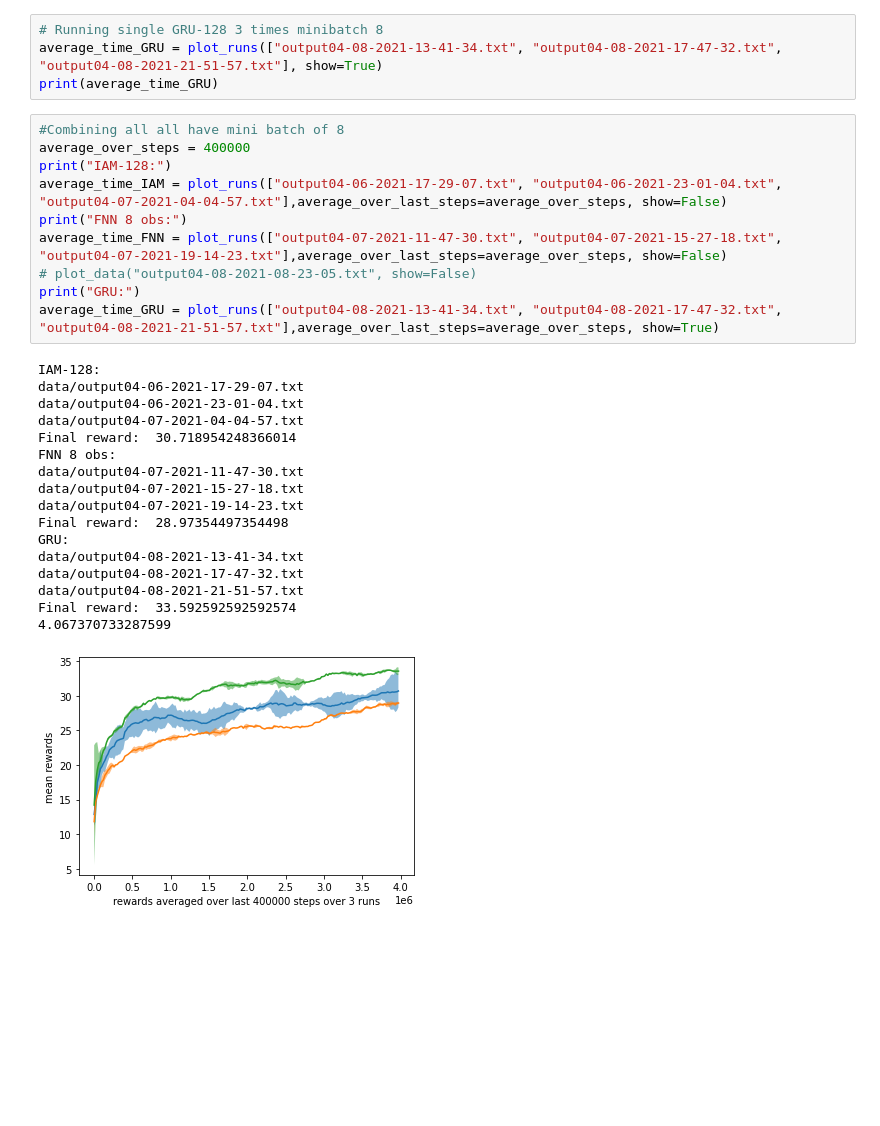
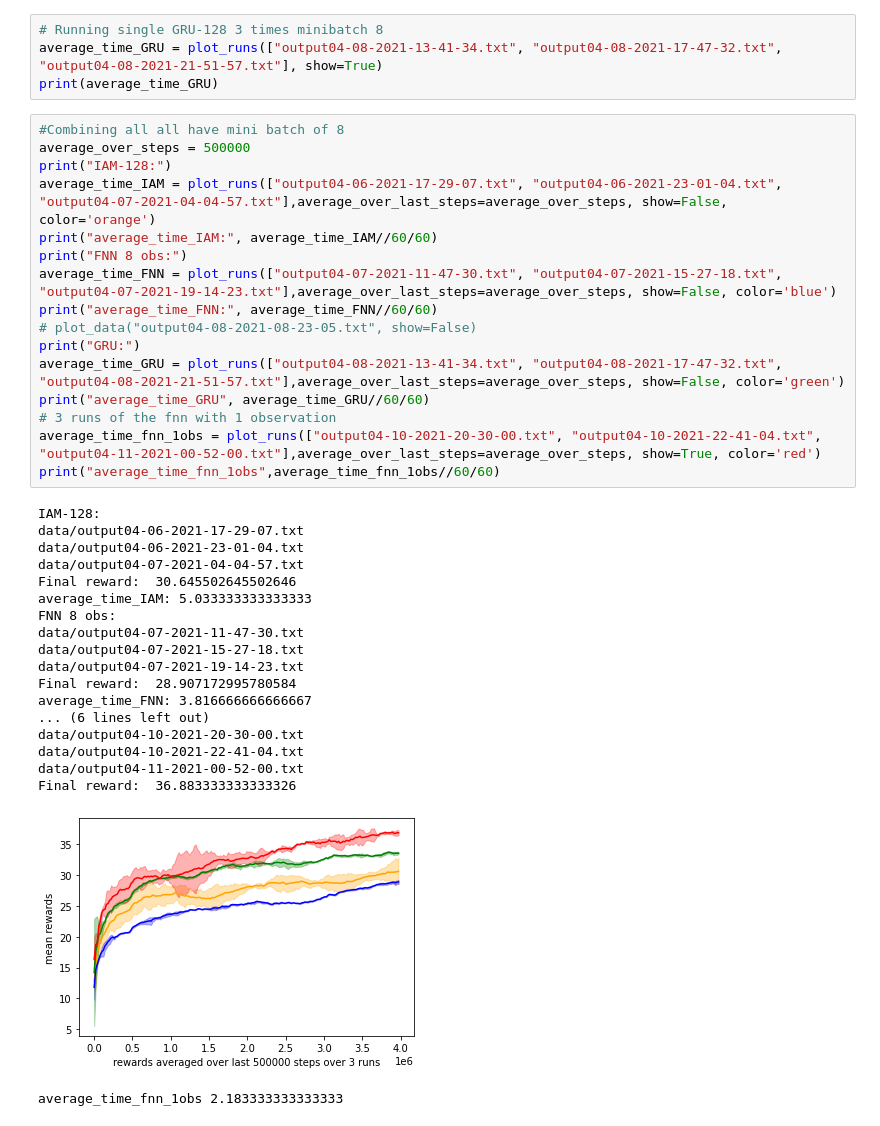
Before and after one commit to gijskoning/Reproducibility_project, a Jupyter notebook: experiments.ipynb, the cells around one changed output. Saved outputs shown, nothing was run; the diff lists cells and outputs as text; blank space fills up the shorter version.

Commit message:
Add last run and change how to plot data

```diff
--- a/experiments.ipynb
+++ b/experiments.ipynb
@@ -156,31 +167,39 @@ average_time_GRU = plot_runs(["output04-08-2021-13-41-34.txt", "output04-08-2021
 print(average_time_GRU)
 # %%
 #Combining all all have mini batch of 8
-average_over_steps = 400000
+average_over_steps = 500000
 print("IAM-128:")
-average_time_IAM = plot_runs(["output04-06-2021-17-29-07.txt", "output04-06-2021-23-01-04.txt", "output04-07-2021-04-04-57.txt"],average_over_last_steps=average_over_steps, show=False)
+average_time_IAM = plot_runs(["output04-06-2021-17-29-07.txt", "output04-06-2021-23-01-04.txt", "output04-07-2021-04-04-57.txt"],average_over_last_steps=average_over_steps, show=False, color='orange')
+print("average_time_IAM:", average_time_IAM//60/60)
 print("FNN 8 obs:")
-average_time_FNN = plot_runs(["output04-07-2021-11-47-30.txt", "output04-07-2021-15-27-18.txt", "output04-07-2021-19-14-23.txt"],average_over_last_steps=average_over_steps, show=False)
+average_time_FNN = plot_runs(["output04-07-2021-11-47-30.txt", "output04-07-2021-15-27-18.txt", "output04-07-2021-19-14-23.txt"],average_over_last_steps=average_over_steps, show=False, color='blue')
+print("average_time_FNN:", average_time_FNN//60/60)
 # plot_data("output04-08-2021-08-23-05.txt", show=False)
 print("GRU:")
-average_time_GRU = plot_runs(["output04-08-2021-13-41-34.txt", "output04-08-2021-17-47-32.txt", "output04-08-2021-21-51-57.txt"],average_over_last_steps=average_over_steps, show=True)
+average_time_GRU = plot_runs(["output04-08-2021-13-41-34.txt", "output04-08-2021-17-47-32.txt", "output04-08-2021-21-51-57.txt"],average_over_last_steps=average_over_steps, show=False, color='green')
+print("average_time_GRU", average_time_GRU//60/60)
+# 3 runs of the fnn with 1 observation
+average_time_fnn_1obs = plot_runs(["output04-10-2021-20-30-00.txt", "output04-10-2021-22-41-04.txt", "output04-11-2021-00-52-00.txt"],average_over_last_steps=average_over_steps, show=True, color='red')
+print("average_time_fnn_1obs",average_time_fnn_1obs//60/60)
 # %% [output]
 IAM-128:
 data/output04-06-2021-17-29-07.txt
 data/output04-06-2021-23-01-04.txt
 data/output04-07-2021-04-04-57.txt
-Final reward:  30.718954248366014
+Final reward:  30.645502645502646
+average_time_IAM: 5.033333333333333
 FNN 8 obs:
 data/output04-07-2021-11-47-30.txt
 data/output04-07-2021-15-27-18.txt
 data/output04-07-2021-19-14-23.txt
-Final reward:  28.97354497354498
-GRU:
-data/output04-08-2021-13-41-34.txt
-data/output04-08-2021-17-47-32.txt
-data/output04-08-2021-21-51-57.txt
-Final reward:  33.592592592592574
-4.067370733287599
+Final reward:  28.907172995780584
+average_time_FNN: 3.816666666666667
+... (6 lines left out)
+data/output04-10-2021-20-30-00.txt
+data/output04-10-2021-22-41-04.txt
+data/output04-11-2021-00-52-00.txt
+Final reward:  36.883333333333326
-[figure, old version]
+[figure, new version]
+average_time_fnn_1obs 2.183333333333333
 # %%
 # GRU and IAM run with minibatch 32average_over_steps = 400000
```
Also changed, not shown: parts of 3 cells of this notebook, 2 other files.
